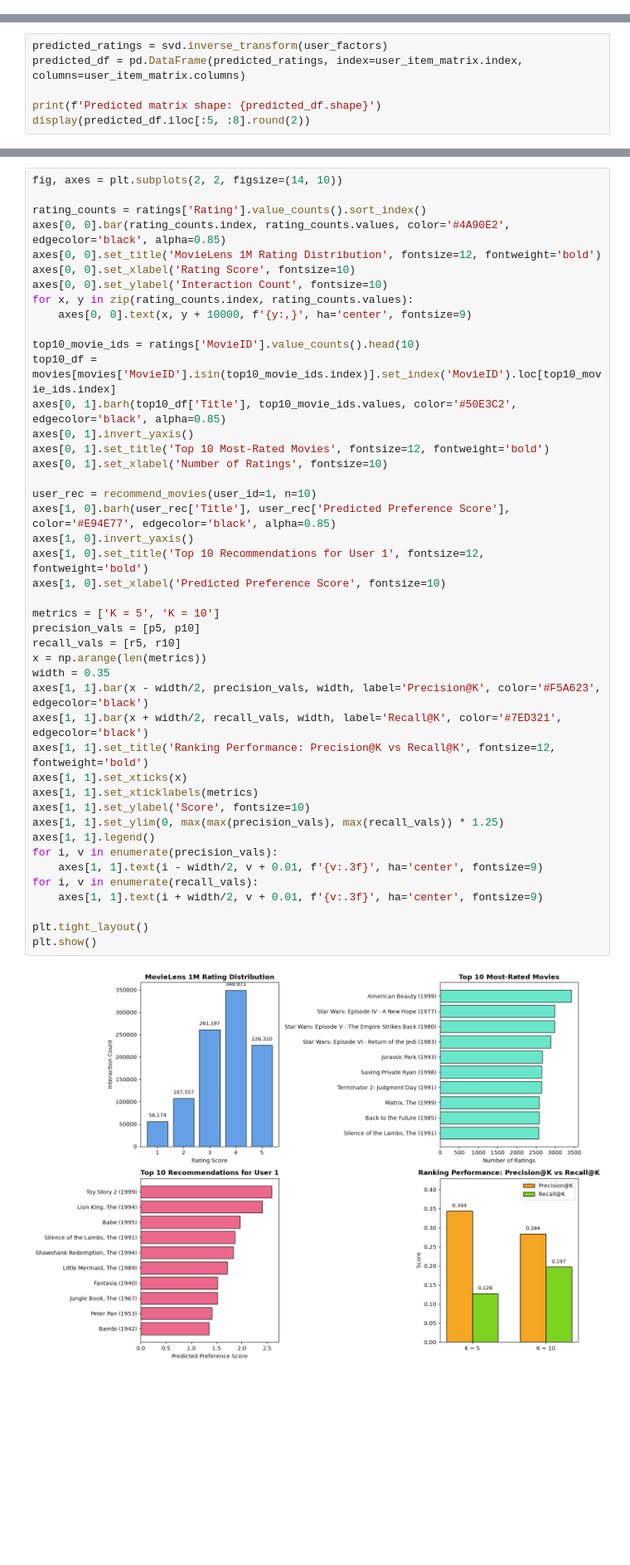
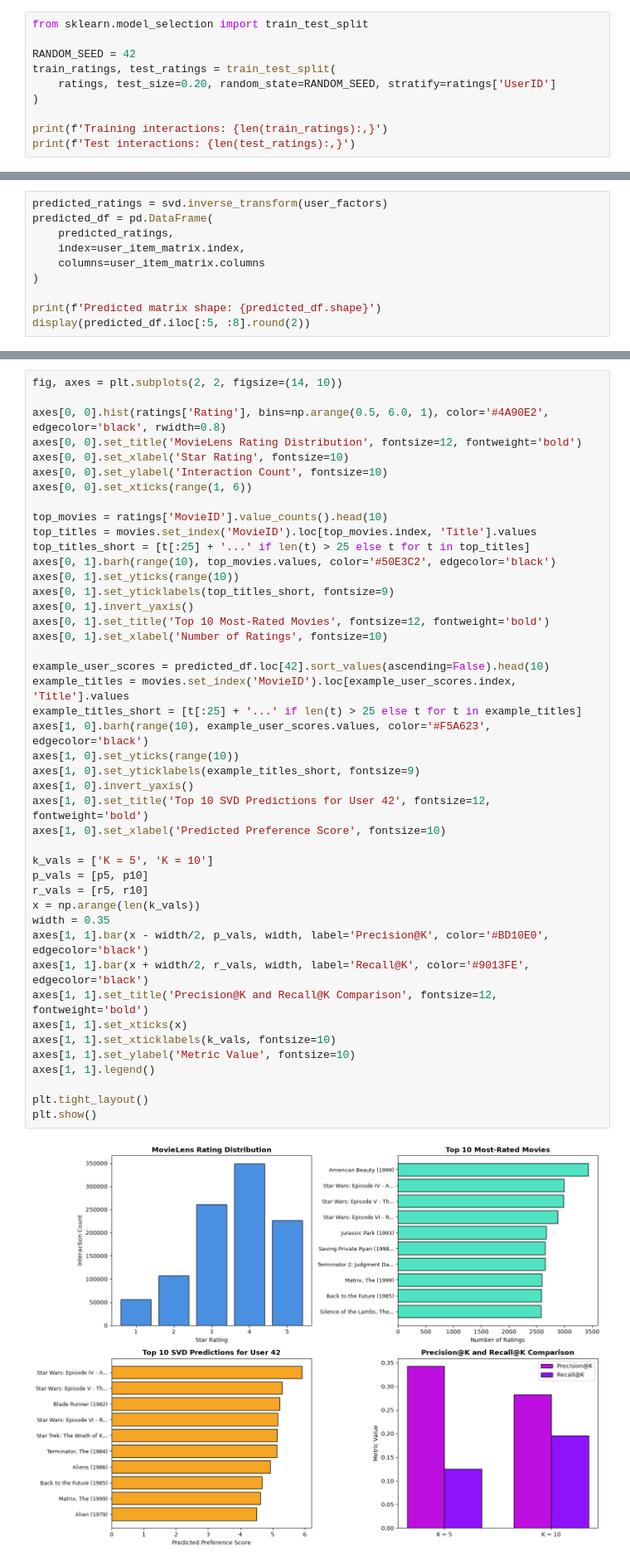
Before and after one commit to Shavacchenna03/Netflix_recommendation, a Jupyter notebook: Code.ipynb, the cells around one changed output, grey strips where cells are left out. Shown at 83% size. Drawn from its saved outputs; the diff is of its cells as text; blank space fills up the shorter version.

```diff
--- a/Code.ipynb
+++ b/Code.ipynb
@@ -85,0 +66,10 @@ Split ratio: 80.0% Train / 20.0% Test
+# %%
+from sklearn.model_selection import train_test_split
+
+RANDOM_SEED = 42
+train_ratings, test_ratings = train_test_split(
+    ratings, test_size=0.20, random_state=RANDOM_SEED, stratify=ratings['UserID']
+)
+
+print(f'Training interactions: {len(train_ratings):,}')
+print(f'Test interactions: {len(test_ratings):,}')
@@ -122,6 +114,10 @@ This step projects latent user representations back into the original item space
 # %%
 predicted_ratings = svd.inverse_transform(user_factors)
-predicted_df = pd.DataFrame(predicted_ratings, index=user_item_matrix.index, columns=user_item_matrix.columns)
+predicted_df = pd.DataFrame(
+    predicted_ratings,
+    index=user_item_matrix.index,
+    columns=user_item_matrix.columns
+)
 
 print(f'Predicted matrix shape: {predicted_df.shape}')
 display(predicted_df.iloc[:5, :8].round(2))
@@ -263,47 +392,47 @@ This step visualizes the rating distribution, most-rated movies, predicted prefe
 # %%
 fig, axes = plt.subplots(2, 2, figsize=(14, 10))
 
-rating_counts = ratings['Rating'].value_counts().sort_index()
-axes[0, 0].bar(rating_counts.index, rating_counts.values, color='#4A90E2', edgecolor='black', alpha=0.85)
-axes[0, 0].set_title('MovieLens 1M Rating Distribution', fontsize=12, fontweight='bold')
-axes[0, 0].set_xlabel('Rating Score', fontsize=10)
+axes[0, 0].hist(ratings['Rating'], bins=np.arange(0.5, 6.0, 1), color='#4A90E2', edgecolor='black', rwidth=0.8)
+axes[0, 0].set_title('MovieLens Rating Distribution', fontsize=12, fontweight='bold')
+axes[0, 0].set_xlabel('Star Rating', fontsize=10)
 axes[0, 0].set_ylabel('Interaction Count', fontsize=10)
-for x, y in zip(rating_counts.index, rating_counts.values):
-    axes[0, 0].text(x, y + 10000, f'{y:,}', ha='center', fontsize=9)
+axes[0, 0].set_xticks(range(1, 6))
 
-top10_movie_ids = ratings['MovieID'].value_counts().head(10)
-top10_df = movies[movies['MovieID'].isin(top10_movie_ids.index)].set_index('MovieID').loc[top10_movie_ids.index]
-axes[0, 1].barh(top10_df['Title'], top10_movie_ids.values, color='#50E3C2', edgecolor='black', alpha=0.85)
+top_movies = ratings['MovieID'].value_counts().head(10)
+top_titles = movies.set_index('MovieID').loc[top_movies.index, 'Title'].values
+top_titles_short = [t[:25] + '...' if len(t) > 25 else t for t in top_titles]
+axes[0, 1].barh(range(10), top_movies.values, color='#50E3C2', edgecolor='black')
+axes[0, 1].set_yticks(range(10))
+axes[0, 1].set_yticklabels(top_titles_short, fontsize=9)
 axes[0, 1].invert_yaxis()
 axes[0, 1].set_title('Top 10 Most-Rated Movies', fontsize=12, fontweight='bold')
 axes[0, 1].set_xlabel('Number of Ratings', fontsize=10)
 
-user_rec = recommend_movies(user_id=1, n=10)
-axes[1, 0].barh(user_rec['Title'], user_rec['Predicted Preference Score'], color='#E94E77', edgecolor='black', alpha=0.85)
+example_user_scores = predicted_df.loc[42].sort_values(ascending=False).head(10)
+example_titles = movies.set_index('MovieID').loc[example_user_scores.index, 'Title'].values
+example_titles_short = [t[:25] + '...' if len(t) > 25 else t for t in example_titles]
+axes[1, 0].barh(range(10), example_user_scores.values, color='#F5A623', edgecolor='black')
+axes[1, 0].set_yticks(range(10))
+axes[1, 0].set_yticklabels(example_titles_short, fontsize=9)
 axes[1, 0].invert_yaxis()
-axes[1, 0].set_title('Top 10 Recommendations for User 1', fontsize=12, fontweight='bold')
+axes[1, 0].set_title('Top 10 SVD Predictions for User 42', fontsize=12, fontweight='bold')
 axes[1, 0].set_xlabel('Predicted Preference Score', fontsize=10)
 
-metrics = ['K = 5', 'K = 10']
-precision_vals = [p5, p10]
-recall_vals = [r5, r10]
-x = np.arange(len(metrics))
+k_vals = ['K = 5', 'K = 10']
+p_vals = [p5, p10]
+r_vals = [r5, r10]
+x = np.arange(len(k_vals))
 width = 0.35
-axes[1, 1].bar(x - width/2, precision_vals, width, label='Precision@K', color='#F5A623', edgecolor='black')
-axes[1, 1].bar(x + width/2, recall_vals, width, label='Recall@K', color='#7ED321', edgecolor='black')
-axes[1, 1].set_title('Ranking Performance: Precision@K vs Recall@K', fontsize=12, fontweight='bold')
+axes[1, 1].bar(x - width/2, p_vals, width, label='Precision@K', color='#BD10E0', edgecolor='black')
+axes[1, 1].bar(x + width/2, r_vals, width, label='Recall@K', color='#9013FE', edgecolor='black')
+axes[1, 1].set_title('Precision@K and Recall@K Comparison', fontsize=12, fontweight='bold')
 axes[1, 1].set_xticks(x)
-axes[1, 1].set_xticklabels(metrics)
-axes[1, 1].set_ylabel('Score', fontsize=10)
-axes[1, 1].set_ylim(0, max(max(precision_vals), max(recall_vals)) * 1.25)
+axes[1, 1].set_xticklabels(k_vals, fontsize=10)
+axes[1, 1].set_ylabel('Metric Value', fontsize=10)
 axes[1, 1].legend()
-for i, v in enumerate(precision_vals):
-    axes[1, 1].text(i - width/2, v + 0.01, f'{v:.3f}', ha='center', fontsize=9)
-for i, v in enumerate(recall_vals):
-    axes[1, 1].text(i + width/2, v + 0.01, f'{v:.3f}', ha='center', fontsize=9)
 
 plt.tight_layout()
 plt.show()
 # %% [output]
-[figure, old version]
+[figure, new version]
 # %% [markdown]
```
Also changed, not shown: parts of 73 cells of this notebook, 4 other files.
